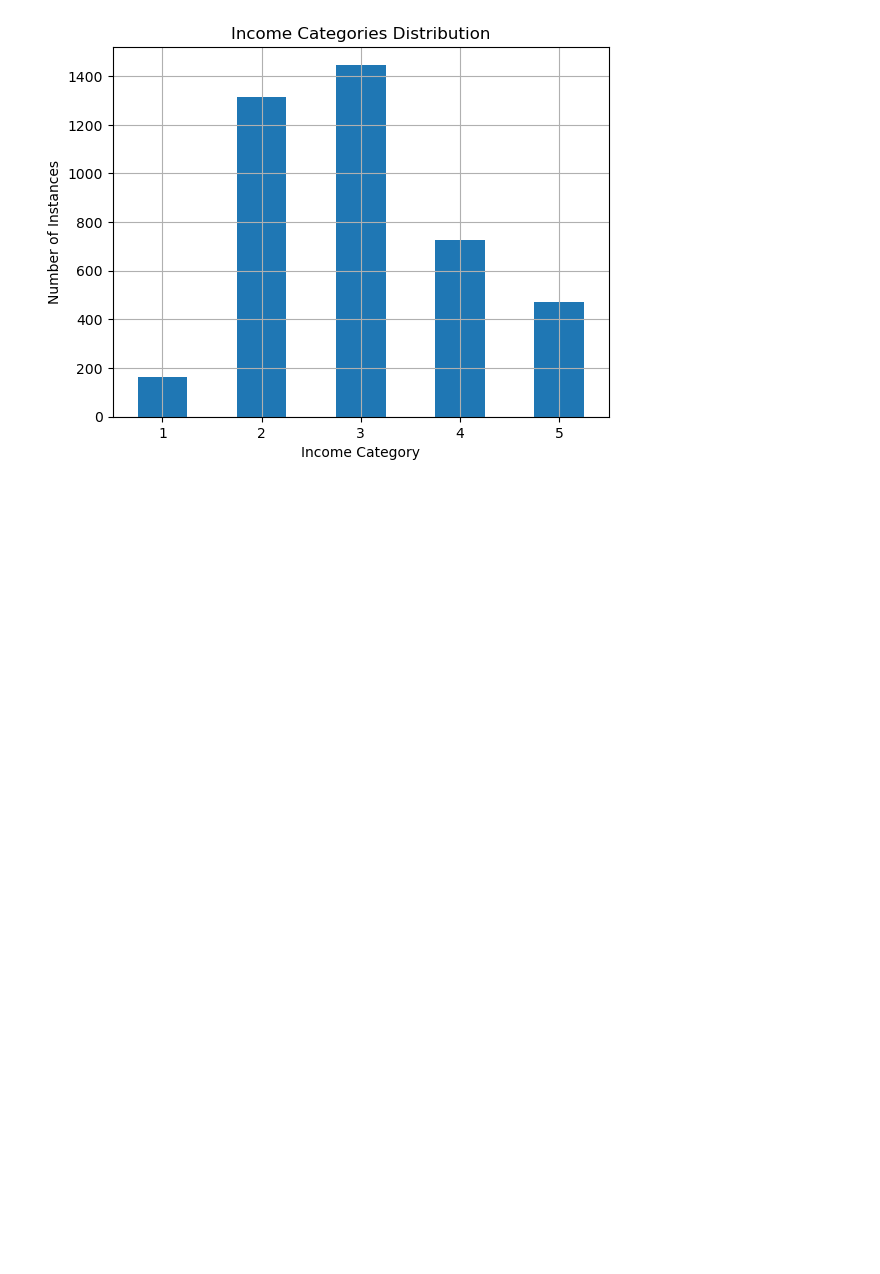
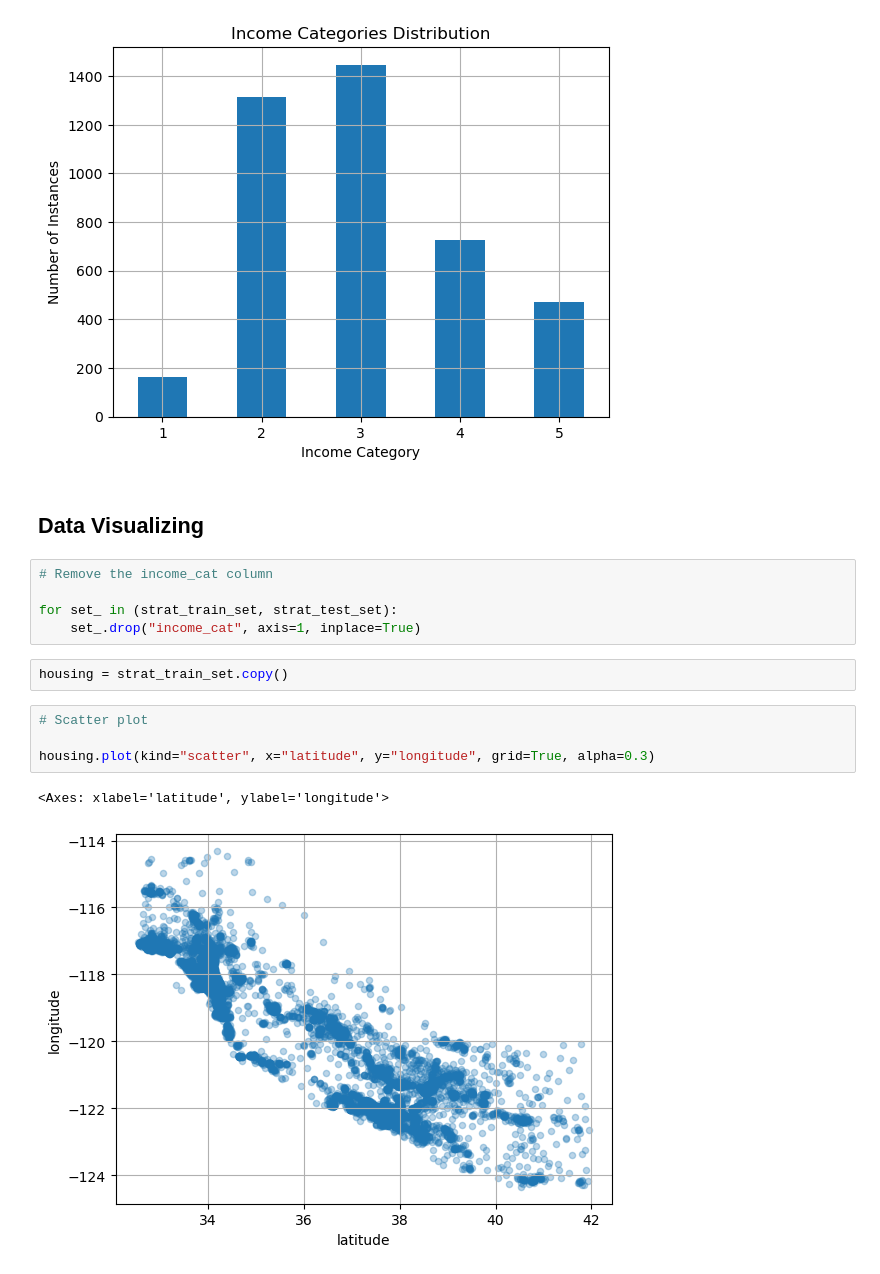
Before and after one commit to yashpal0502/house-price-predictor, a Jupyter notebook: notebooks/01 - eda.ipynb, the cells around one changed output. Saved outputs shown, nothing was run; the diff lists cells and outputs as text; blank space fills up the shorter version.

Commit message:
Add visualization of data

```diff
--- a/notebooks/01 - eda.ipynb
+++ b/notebooks/01 - eda.ipynb
@@ -192,3 +192,19 @@ plt.ylabel("Number of Instances")
 # %% [output]
 Text(0, 0.5, 'Number of Instances')
 [figure]
+# %% [markdown]
+## Data Visualizing
+# %%
+# Remove the income_cat column
+
+for set_ in (strat_train_set, strat_test_set):
+    set_.drop("income_cat", axis=1, inplace=True)
+# %%
+housing = strat_train_set.copy()
+# %%
+# Scatter plot
+
+housing.plot(kind="scatter", x="latitude", y="longitude", grid=True, alpha=0.3)
+# %% [output]
+<Axes: xlabel='latitude', ylabel='longitude'>
+[figure, added]
```
Also changed, not shown: parts of 3 cells of this notebook.
